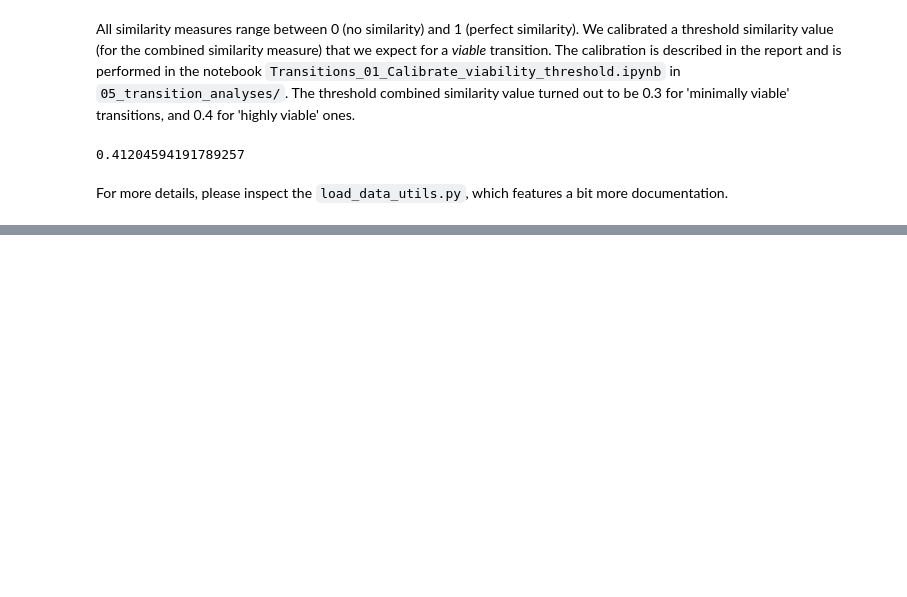
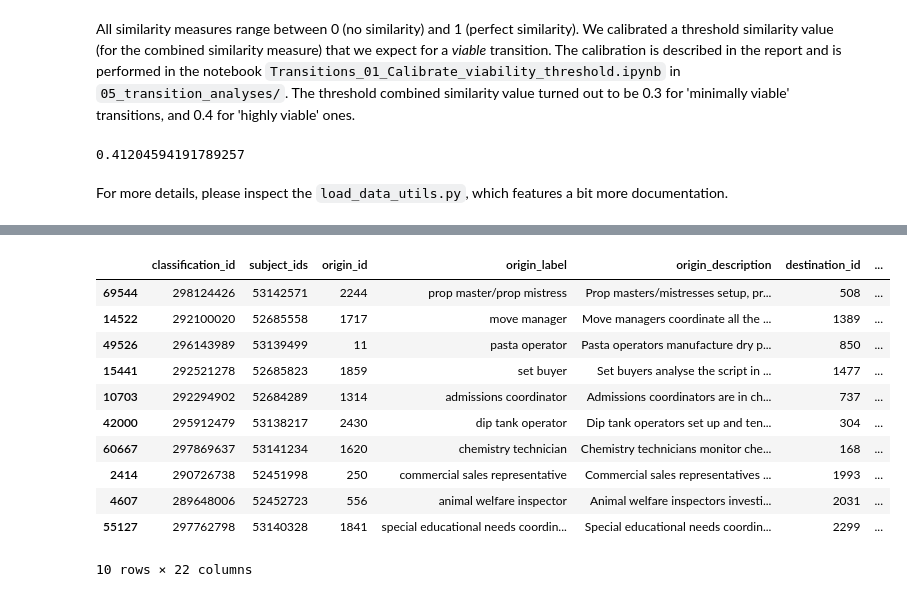
Before and after one commit to nestauk/mapping-career-causeways, a Jupyter notebook: codebase/notebooks/Tutorial_02_exploring_data.ipynb, the cells around one changed output, grey strips where cells are left out. Saved outputs shown, nothing was run; the diff lists cells and outputs as text; code cells hidden in the pictures; blank space fills up the shorter version.

```diff
--- a/codebase/notebooks/Tutorial_02_exploring_data.ipynb
+++ b/codebase/notebooks/Tutorial_02_exploring_data.ipynb
@@ -235,0 +304,19 @@ For more details, please inspect the `load_data_utils.py`, which features a bit
+# %%
+# Import the crowdsourcing data
+filepath = f'{useful_paths.data_dir}processed/validation/crowd_feasibility_ratings.csv'
+crowd_data = pd.read_csv(filepath, low_memory=False)
+# %%
+crowd_data.sample(10)
+# %% [output]
+|  | classification_id | subject_ids | origin_id | origin_label | origin_description | destination_id | ... |
+| 69544 | 298124426 | 53142571 | 2244 | prop master/prop mistress | Prop masters/mistresses setup, pr... | 508 | ... |
+| 14522 | 292100020 | 52685558 | 1717 | move manager | Move managers coordinate all the ... | 1389 | ... |
+| 49526 | 296143989 | 53139499 | 11 | pasta operator | Pasta operators manufacture dry p... | 850 | ... |
+| 15441 | 292521278 | 52685823 | 1859 | set buyer | Set buyers analyse the script in ... | 1477 | ... |
+| 10703 | 292294902 | 52684289 | 1314 | admissions coordinator | Admissions coordinators are in ch... | 737 | ... |
+| 42000 | 295912479 | 53138217 | 2430 | dip tank operator | Dip tank operators set up and ten... | 304 | ... |
+| 60667 | 297869637 | 53141234 | 1620 | chemistry technician | Chemistry technicians monitor che... | 168 | ... |
+| 2414 | 290726738 | 52451998 | 250 | commercial sales representative | Commercial sales representatives ... | 1993 | ... |
+| 4607 | 289648006 | 52452723 | 556 | animal welfare inspector | Animal welfare inspectors investi... | 2031 | ... |
+| 55127 | 297762798 | 53140328 | 1841 | special educational needs coordin... | Special educational needs coordin... | 2299 | ... |
+10 rows × 22 columns
```
Also changed, not shown: parts of 8 cells of this notebook, 38 other files.
